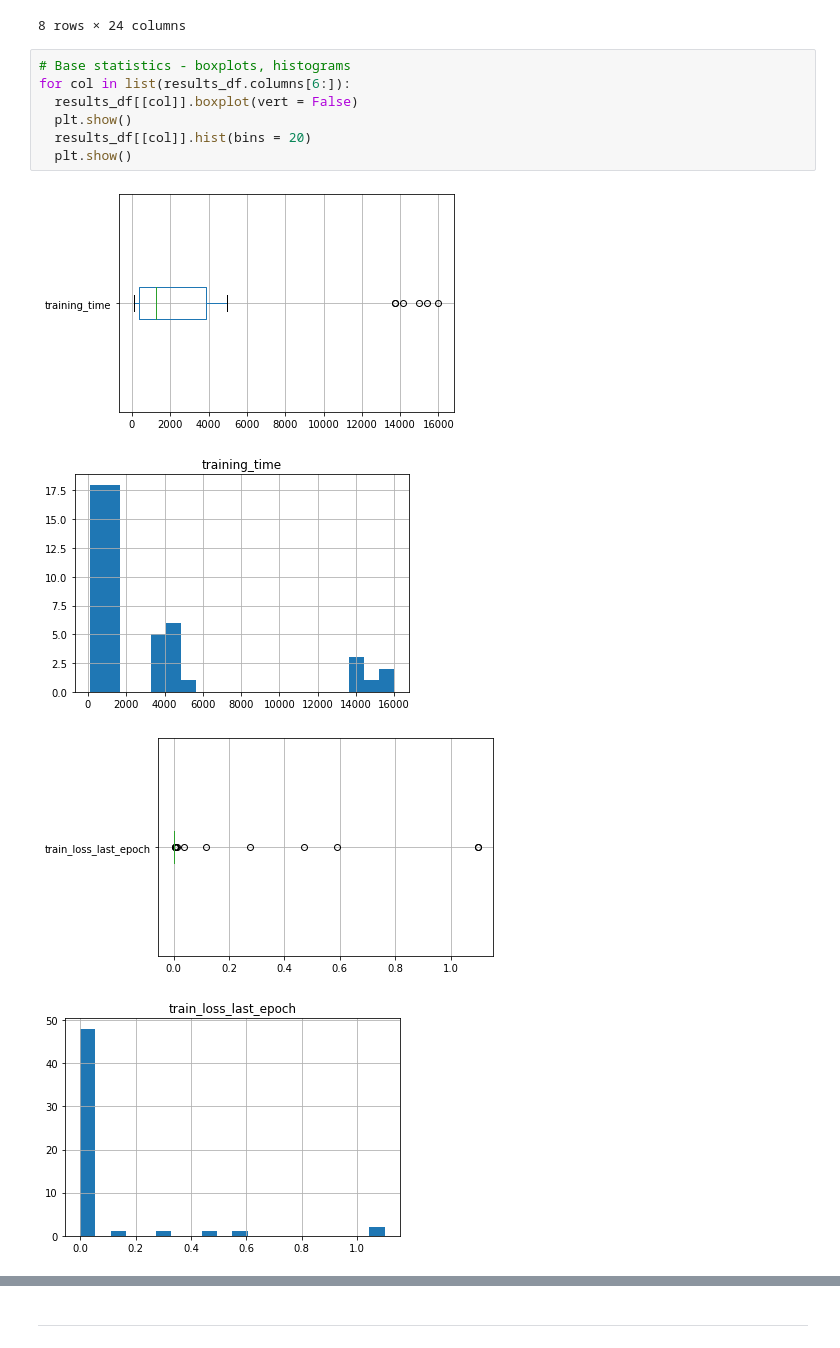
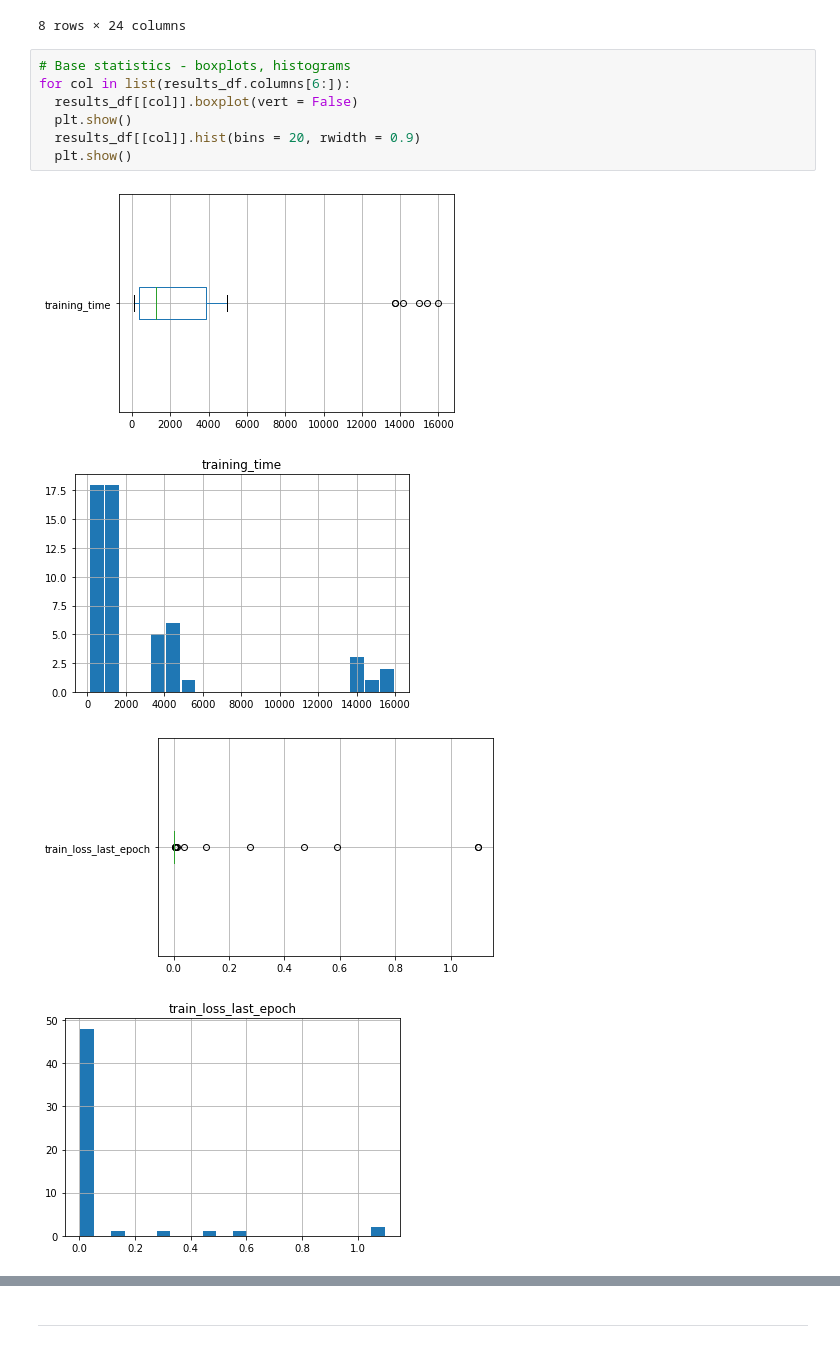
Before and after one commit to paldynaagata/Recognition-of-the-Wigner-caustic-of-ovals, a Jupyter notebook: images_classification/notebooks/vgg16_results_analysis.ipynb, the cells around one changed output, grey strips where cells are left out. Cells and saved outputs as stored; diff of their text form.

```diff
--- a/images_classification/notebooks/vgg16_results_analysis.ipynb
+++ b/images_classification/notebooks/vgg16_results_analysis.ipynb
@@ -41,13 +41,13 @@ results_df.iloc[:, 6:].describe()
 # %%
 # Base statistics - boxplots, histograms
 for col in list(results_df.columns[6:]):
   results_df[[col]].boxplot(vert = False)
   plt.show()
-  results_df[[col]].hist(bins = 20)
+  results_df[[col]].hist(bins = 20, rwidth = 0.9)
   plt.show()
 # %% [output]
 [figure]
-[figure, old version]
+[figure, new version]
 [figure]
 [figure]
 [figure]
```
Also changed, not shown: parts of 8 cells of this notebook.
